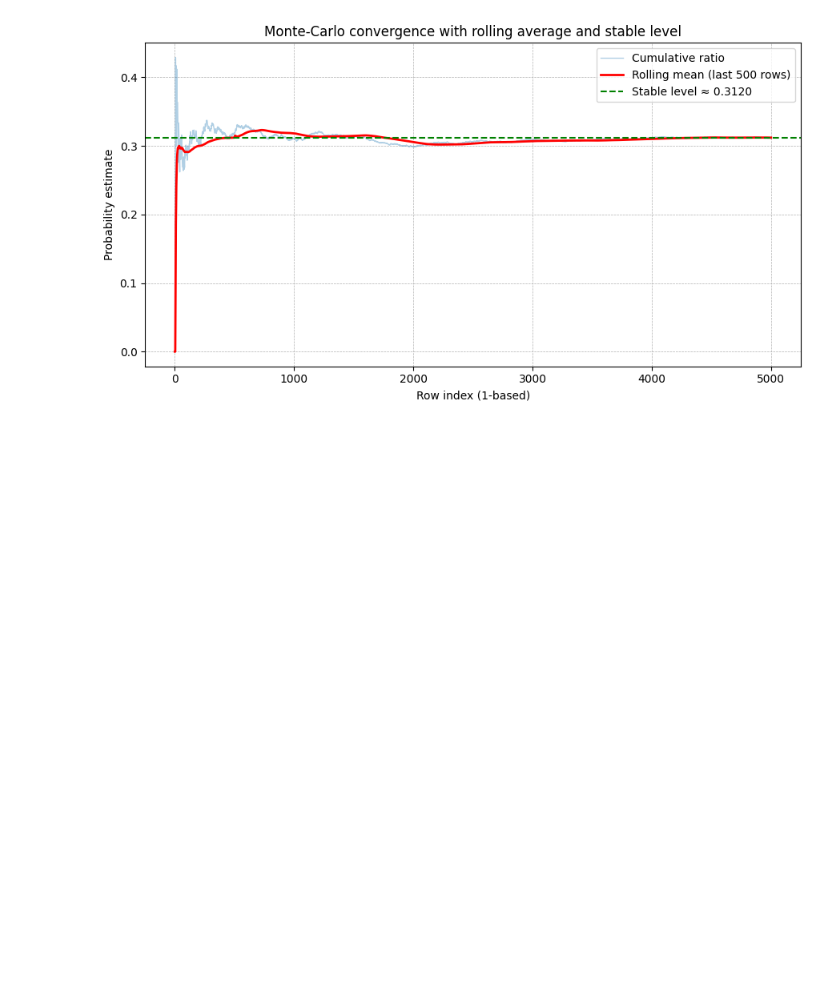
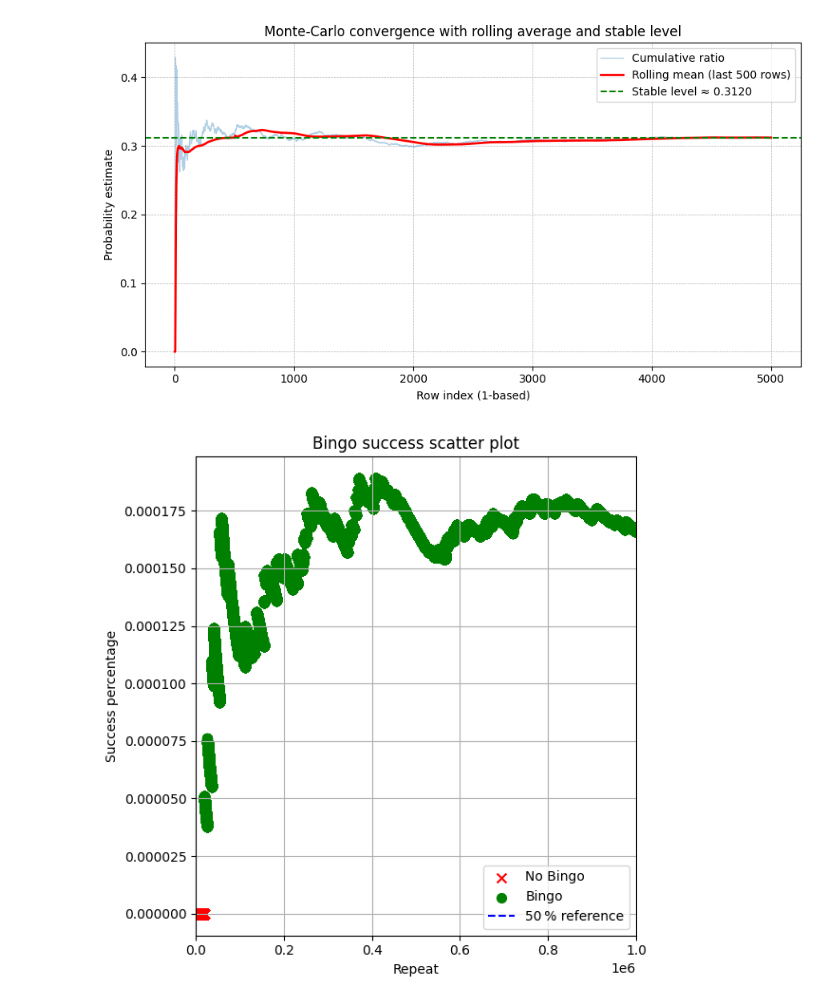
Before and after one commit to SorataBaka/kosen-5, a Jupyter notebook: random-simulation/plot.ipynb, the cells around one changed output. Saved outputs shown, nothing was run; the diff lists cells and outputs as text; code cells hidden in the pictures; blank space fills up the shorter version.

Commit message:
bingo simulation

```diff
--- a/random-simulation/plot.ipynb
+++ b/random-simulation/plot.ipynb
@@ -220,3 +220,56 @@ plt.tight_layout()
 plt.show()
 # %% [output]
 [figure]
+# %%
+#!/usr/bin/env python3
+"""
+Plot Bingo simulation results from a CSV file.
+Y‑axis automatically fits the data range.
+"""
+
+import sys
+import csv
+import matplotlib.pyplot as plt
+filename = "4exact.csv"
+success_x, success_y = [], []
+fail_x, fail_y = [], []
+
+with open(filename, newline="") as f:
+    reader = csv.DictReader(f)
+    for row in reader:
+        try:
+            repeat = int(row["repeat"])
+            pct    = float(row["percentage"])
+        except (ValueError, KeyError):
+            continue
+
+        (success_x if pct > 0 else fail_x).append(repeat)
+        (success_y if pct > 0 else fail_y).append(pct)
+
+# ── choose y‑axis limits ───────────────────────────────────────────────────────
+if success_y or fail_y:
+    ymax  = max(success_y + fail_y)
+else:
+    ymax  = 0.0
+margin = 0.05 * (1 if ymax == 0 else ymax)      # 5 % head‑room
+ylow   = -margin
+yhigh  = ymax + margin
+
+# ── plot ───────────────────────────────────────────────────────────────────────
+plt.figure(figsize=(6, 6))
+plt.scatter(fail_x,    fail_y,    color="red",   marker="x", s=50, label="No Bingo")
+plt.scatter(success_x, success_y, color="green", marker="o", s=50, label="Bingo")
+
+plt.axhline(0.5, color="blue", linestyle="--", linewidth=1.5, label="50 % reference")
+
+plt.title("Bingo success scatter plot")
+plt.xlabel("Repeat")
+plt.ylabel("Success percentage")
+plt.xlim(0, max(success_x + fail_x, default=10) + 1)
+plt.ylim(ylow, yhigh)
+plt.grid(True)
+plt.legend()
+plt.tight_layout()
+plt.show()
+# %% [output]
+[figure, added]
```
Also changed, not shown: 8 other files.
